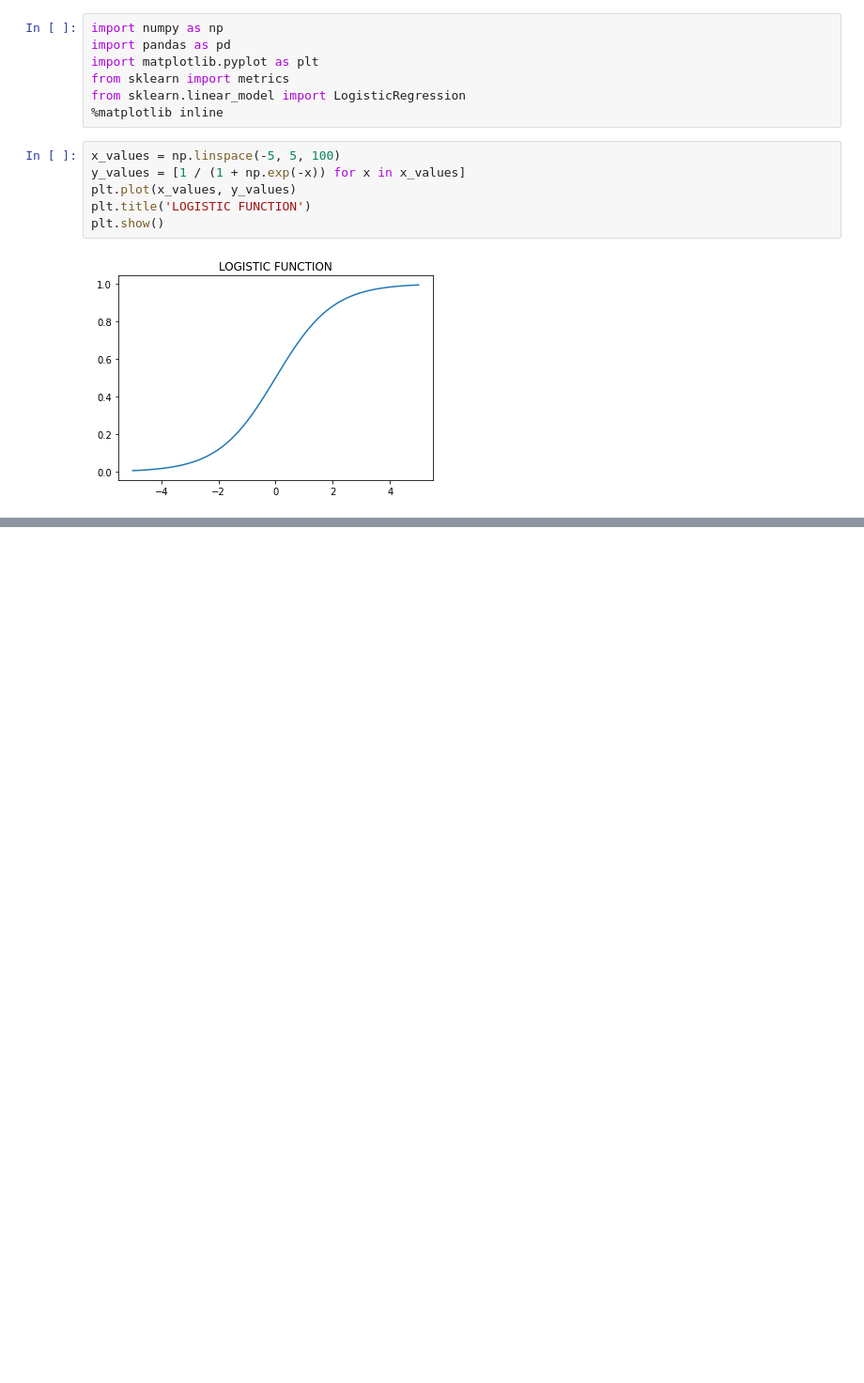
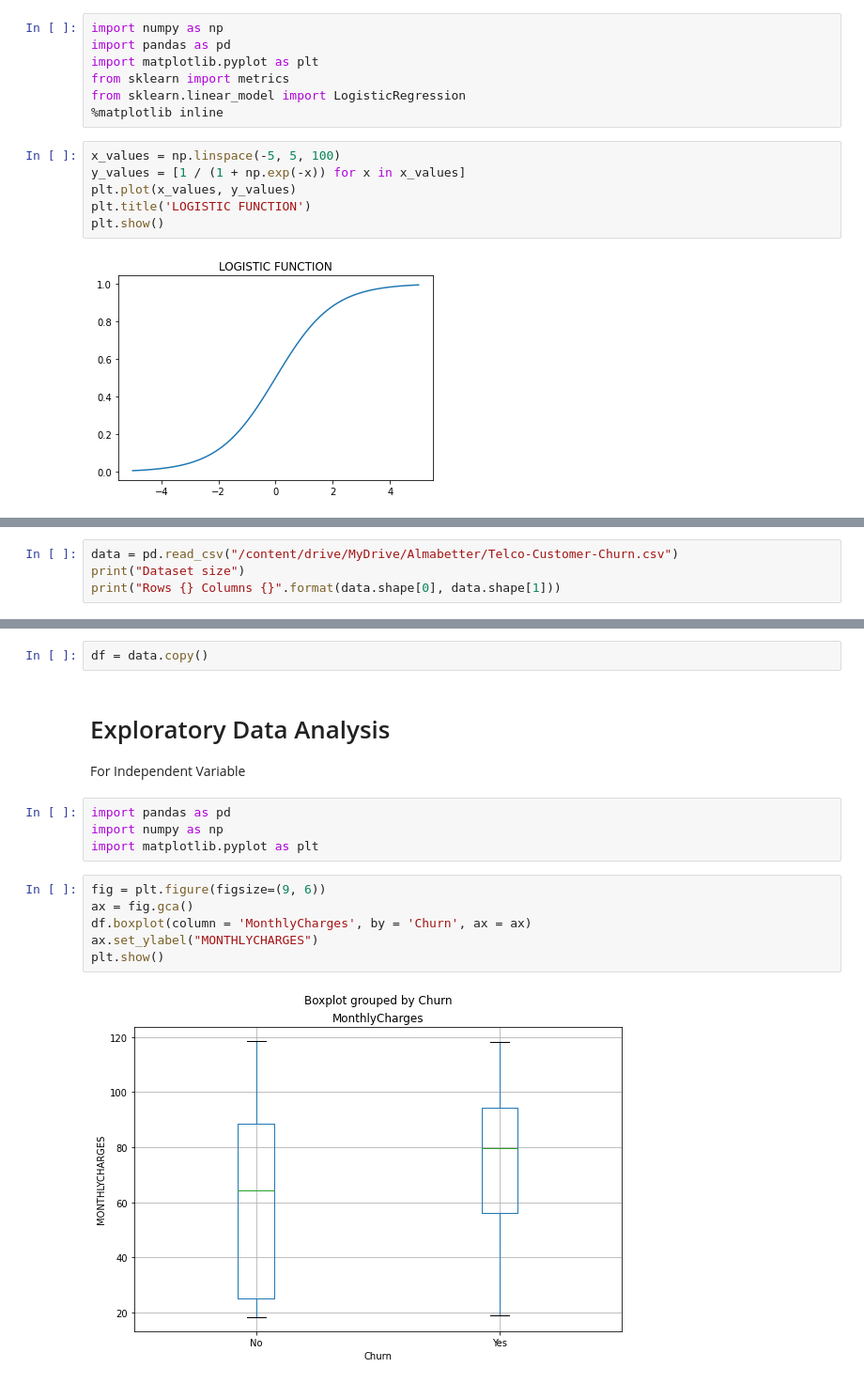
Before and after one commit to pdpranavkumar/Machine-Learning-Models, a Jupyter notebook: logistic_regression_exercise.ipynb, the cells around one changed output, grey strips where cells are left out. Shown at 94% size. Drawn from its saved outputs; the diff is of its cells as text; blank space fills up the shorter version.

```diff
--- a/logistic_regression_exercise.ipynb
+++ b/logistic_regression_exercise.ipynb
@@ -21,0 +29,4 @@ plt.show()
+# %%
+data = pd.read_csv("/content/drive/MyDrive/Almabetter/Telco-Customer-Churn.csv")
+print("Dataset size")
+print("Rows {} Columns {}".format(data.shape[0], data.shape[1]))
@@ -21,0 +58,18 @@ plt.show()
+# %%
+df = data.copy()
+# %% [markdown]
+# Exploratory Data Analysis
+
+For Independent Variable
+# %%
+import pandas as pd
+import numpy as np
+import matplotlib.pyplot as plt
+# %%
+fig = plt.figure(figsize=(9, 6))
+ax = fig.gca()
+df.boxplot(column = 'MonthlyCharges', by = 'Churn', ax = ax)
+ax.set_ylabel("MONTHLYCHARGES")
+plt.show()
+# %% [output]
+[figure, added]
```
Also changed, not shown: parts of 13 cells of this notebook.
